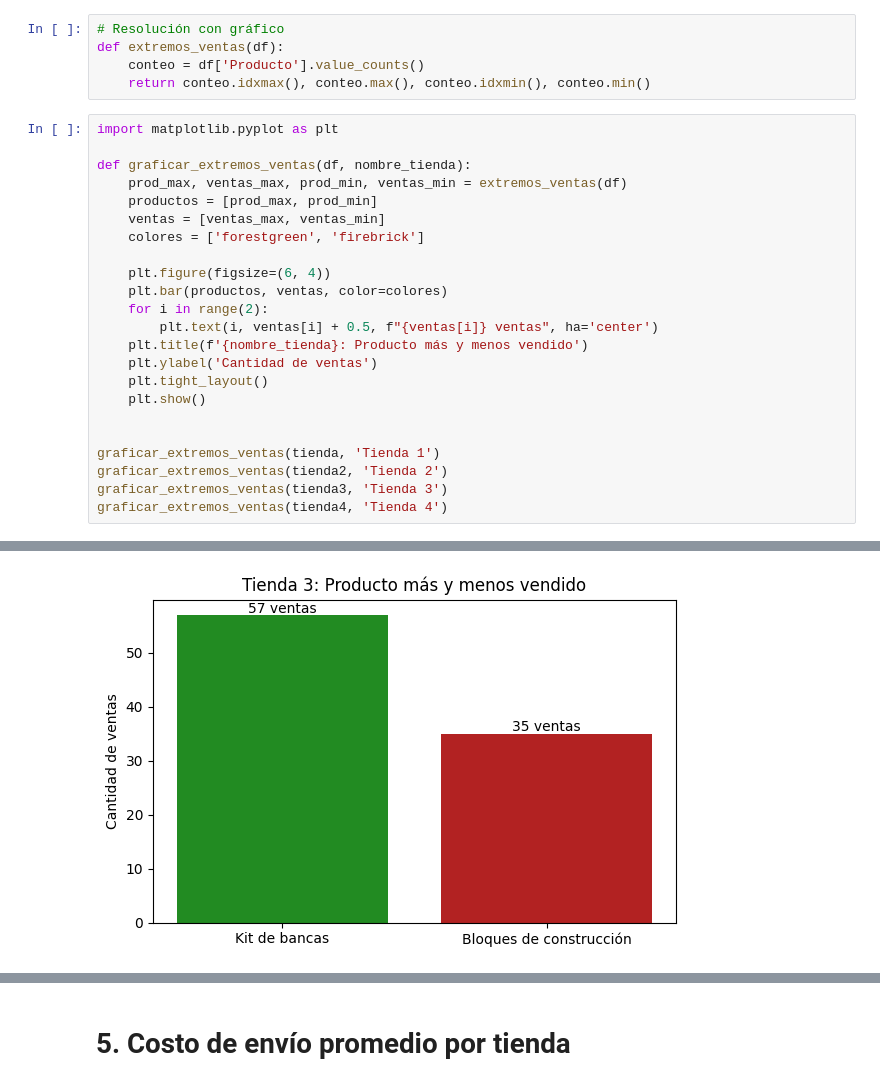
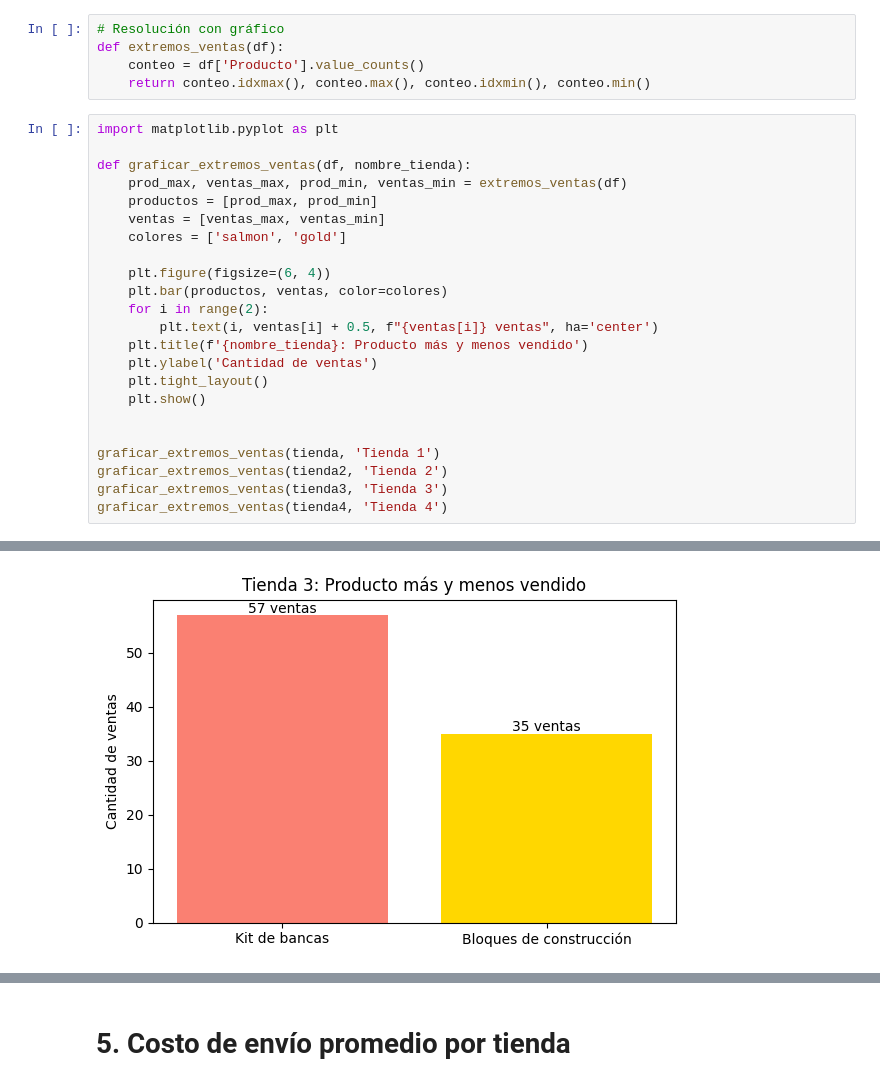
Before and after one commit to reddjedet/challenge-alurastorelatam, a Jupyter notebook: AluraStoreLatam.ipynb, the cells around one changed output, grey strips where cells are left out. Drawn from its saved outputs; the diff is of its cells as text.

```diff
--- a/AluraStoreLatam.ipynb
+++ b/AluraStoreLatam.ipynb
@@ -238,7 +253,7 @@ def graficar_extremos_ventas(df, nombre_tienda):
     prod_max, ventas_max, prod_min, ventas_min = extremos_ventas(df)
     productos = [prod_max, prod_min]
     ventas = [ventas_max, ventas_min]
-    colores = ['forestgreen', 'firebrick']
+    colores = ['salmon', 'gold']
 
     plt.figure(figsize=(6, 4))
     plt.bar(productos, ventas, color=colores)
@@ -260 +275 @@ graficar_extremos_ventas(tienda4, 'Tienda 4')
-[figure, old version]
+[figure, new version]
```
Also changed, not shown: parts of 24 cells of this notebook, 3 other files.
